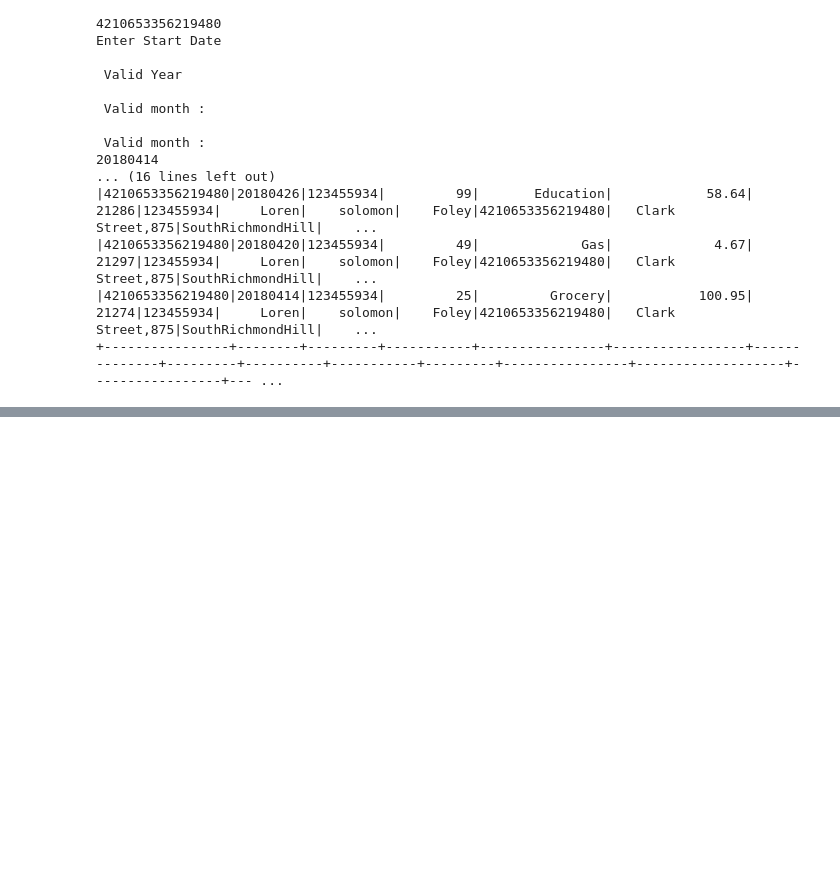
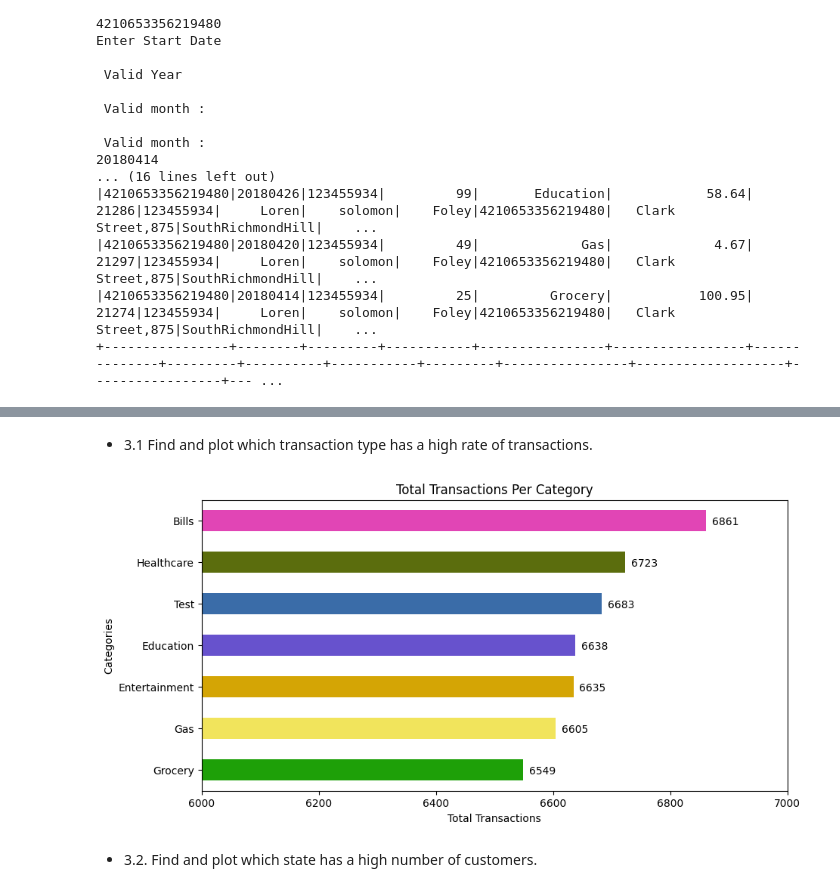
Before and after one commit to nighotY/capstone_project, a Jupyter notebook: dataeng_capstone.ipynb, the cells around one changed output, grey strips where cells are left out. Saved outputs shown, nothing was run; the diff lists cells and outputs as text; code cells hidden in the pictures; blank space fills up the shorter version.

Commit message:
Graphs added for req 3
graphs for functional requirement 3.1,3.2 and 3.3 added

```diff
--- a/dataeng_capstone.ipynb
+++ b/dataeng_capstone.ipynb
@@ -916,0 +946,34 @@ print(cl)
+# %%
+#load data into spark dataframe
+load_branch,load_credit,load_customer=load_data(USER,PASSWORD)
+# %%
+#for plotting load spark dataframe to pandas dataframe
+branch_df=load_branch.toPandas()
+cc_df=load_credit.toPandas()
+cust_df=load_customer.toPandas()
+# %%
+#getting random color codes for the graph
+def colors(num):
+    return ["#"+''.join([random.choice('ABCDEF012345678') for j in range(6)]) for i in range (num)]
+# %% [markdown]
+* 3.1  Find and plot which transaction type has a high rate of transactions.
+# %%
+#function to plot which transation type has a high rate of transactions
+def plot_tran_per_category():
+    #tansactions value count by categories
+    tran_count=cc_df['TRANSACTION_TYPE'].value_counts()
+    tran_count=tran_count.sort_values()
+    tr_colors=colors(len(tran_count))
+    tran_count.plot(kind ='barh', figsize=(10,5),xlim=(6000,7000),color=tr_colors)
+    plt.title("Total Transactions Per Category")
+    for index,value in enumerate(tran_count):
+        plt.text(value+10,index-0.1,str(value))
+    plt.xlabel("Total Transactions")
+    plt.ylabel("Categories")
+    plt.show()
+# %%
+plot_tran_per_category()
+# %% [output]
+[figure, added]
+# %% [markdown]
+* 3.2. Find and plot which state has a high number of customers.
```
Also changed, not shown: parts of 17 cells of this notebook.
